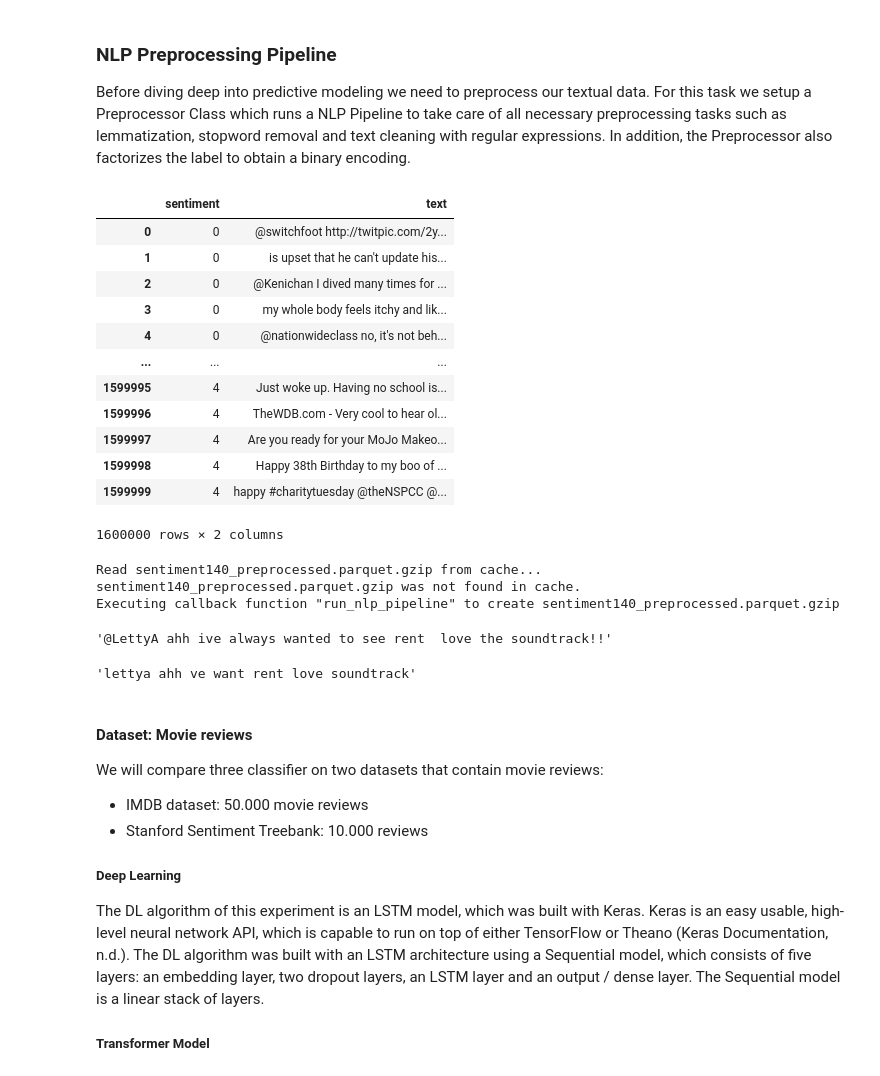
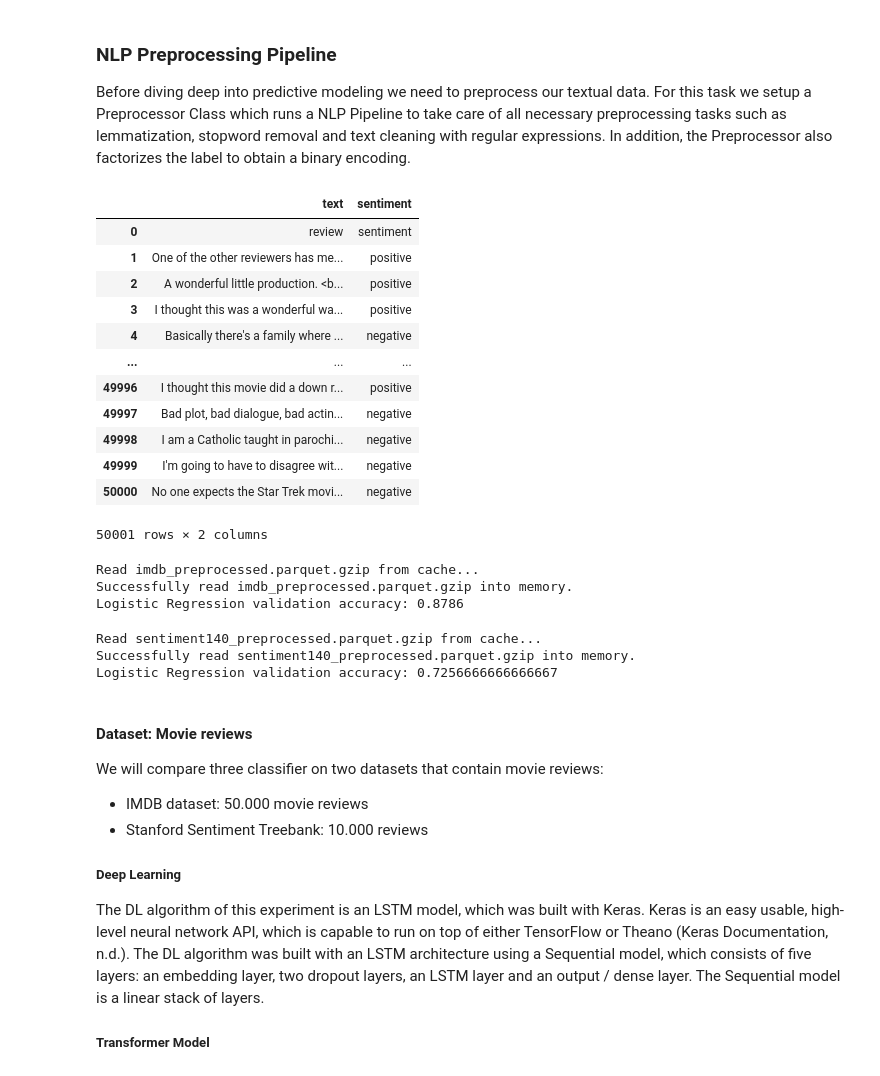
Before and after one commit to saschageyer/sa-benchmark, a Jupyter notebook: essay.ipynb, the cells around one changed output. Saved outputs shown, nothing was run; the diff lists cells and outputs as text; code cells hidden in the pictures.

Commit message:
add LogisticRegression Class and run both datasets

```diff
--- a/essay.ipynb
+++ b/essay.ipynb
@@ -841,16 +825,0 @@ sentiment140 = pd.read_csv("./data/Sentiment140.csv", header=None, encoding='lat
-# %%
-sentiment140
-# %% [output]
-|  | sentiment | text |
-| 0 | 0 | @switchfoot http://twitpic.com/2y... |
-| 1 | 0 | is upset that he can't update his... |
-| 2 | 0 | @Kenichan I dived many times for ... |
-| 3 | 0 | my whole body feels itchy and lik... |
-| 4 | 0 | @nationwideclass no, it's not beh... |
-| ... | ... | ... |
-| 1599995 | 4 | Just woke up. Having no school is... |
-| 1599996 | 4 | TheWDB.com - Very cool to hear ol... |
-| 1599997 | 4 | Are you ready for your MoJo Makeo... |
-| 1599998 | 4 | Happy 38th Birthday to my boo of ... |
-| 1599999 | 4 | happy #charitytuesday @theNSPCC @... |
-1600000 rows × 2 columns
@@ -874,15 +826,16 @@ regex = {
-# %%
-sentiment140_preprocessed = sentiment140_preprocessor.run()
-sentiment140_preprocessed.head(10)
-# %% [output]
-Read sentiment140_preprocessed.parquet.gzip from cache...
-sentiment140_preprocessed.parquet.gzip was not found in cache.
-Executing callback function "run_nlp_pipeline" to create sentiment140_preprocessed.parquet.gzip
-# %%
-sentiment140['text'][18]
-# %% [output]
-'@LettyA ahh ive always wanted to see rent  love the soundtrack!!'
-# %%
-sentiment140_preprocessed['text'][18]
-# %% [output]
-'lettya ahh ve want rent love soundtrack'
+# %%
+imdb_df
+# %% [output]
+|  | text | sentiment |
+| 0 | review | sentiment |
+| 1 | One of the other reviewers has me... | positive |
+| 2 | A wonderful little production. <b... | positive |
+| 3 | I thought this was a wonderful wa... | positive |
+| 4 | Basically there's a family where ... | negative |
+| ... | ... | ... |
+| 49996 | I thought this movie did a down r... | positive |
+| 49997 | Bad plot, bad dialogue, bad actin... | negative |
+| 49998 | I am a Catholic taught in parochi... | negative |
+| 49999 | I'm going to have to disagree wit... | negative |
+| 50000 | No one expects the Star Trek movi... | negative |
+50001 rows × 2 columns
@@ -889,3 +872,15 @@ sentiment140_preprocessed['text'][18]
+# %%
+run(configs["imdb"])
+# %% [output]
+Read imdb_preprocessed.parquet.gzip from cache...
+Successfully read imdb_preprocessed.parquet.gzip into memory.
+Logistic Regression validation accuracy: 0.8786
+# %%
+run(configs["sentiment140"])
+# %% [output]
+Read sentiment140_preprocessed.parquet.gzip from cache...
+Successfully read sentiment140_preprocessed.parquet.gzip into memory.
+Logistic Regression validation accuracy: 0.7256666666666667
 # %% [markdown]
 #### Dataset: Movie reviews
 
```
Also changed, not shown: parts of 15 cells of this notebook, 4 other files.
